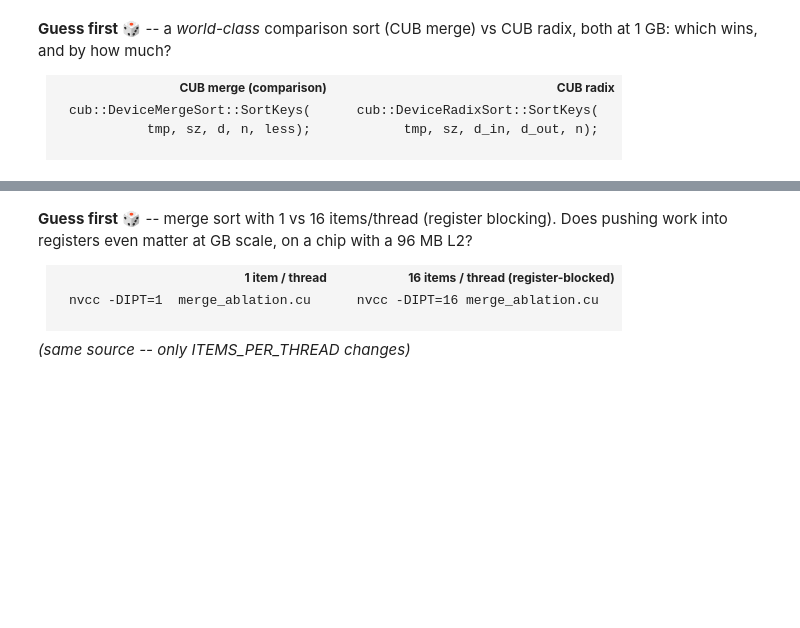
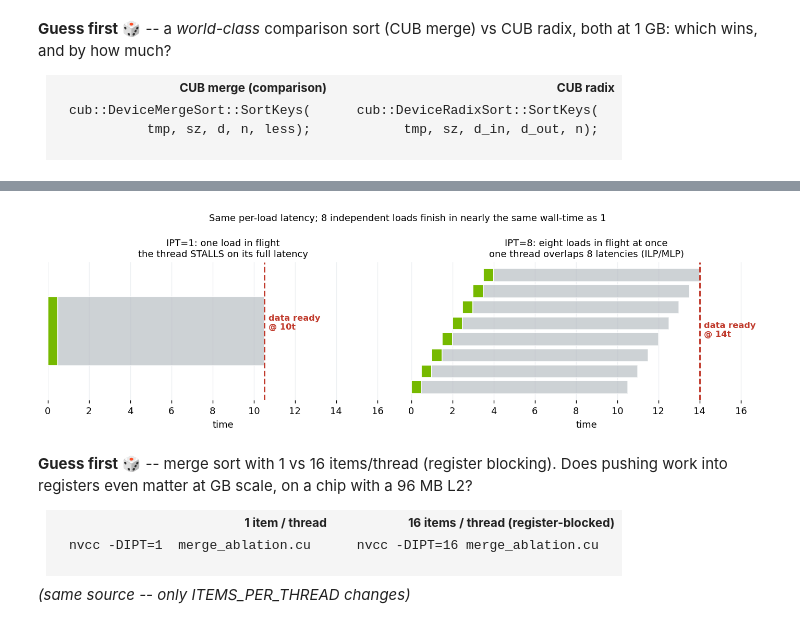
Before and after one commit to StarGazerM/gpu-cost-model-course, a Jupyter notebook: course.ipynb, the cells around one changed output, grey strips where cells are left out. Saved outputs shown, nothing was run; the diff lists cells and outputs as text; code cells hidden in the pictures; blank space fills up the shorter version.

```diff
--- a/course.ipynb
+++ b/course.ipynb
@@ -367,3 +442,25 @@ __device__ void net_sort(int (&a)[IPT]) {
+# %%
+# picture it: 1 load in flight (latency fully exposed) vs IPT loads in flight (overlapped).
+# each row is one in-flight load: short green = issue, long grey = memory latency.
+LAT, ISS = 10.0, 0.5
+fig, (a1, a2) = plt.subplots(1, 2, figsize=(11, 3.4))
+for ax, n, title in [(a1, 1, "IPT=1: one load in flight\nthe thread STALLS on its full latency"),
+                     (a2, 8, "IPT=8: eight loads in flight at once\none thread overlaps 8 latencies (ILP/MLP)")]:
+    finish = 0
+    for k in range(n):
+        t0 = k * ISS                                   # back-to-back issue
+        ax.add_patch(plt.Rectangle((t0, k), ISS, 0.8, facecolor=GPU, edgecolor="white"))
+        ax.add_patch(plt.Rectangle((t0 + ISS, k), LAT, 0.8, facecolor=CEIL, edgecolor="white", alpha=0.7))
+        finish = max(finish, t0 + ISS + LAT)
+    ax.axvline(finish, ls="--", color=MERGE, lw=1.6)
+    ax.text(finish + 0.2, n / 2, f"data ready\n@ {finish:.0f}t", va="center", fontsize=9, color=MERGE, fontweight="bold")
+    ax.set_xlim(0, 17); ax.set_ylim(-0.4, max(n, 1) + 0.2); ax.set_yticks([])
+    ax.set_title(title, fontsize=10); ax.set_xlabel("time")
+    for s in ax.spines.values(): s.set_visible(False)
+fig.suptitle("Same per-load latency; 8 independent loads finish in nearly the same wall-time as 1", fontsize=10)
+plt.tight_layout(); plt.show()
+# %% [output]
+[figure, added]
 # %% [markdown]
 **Guess first** 🎲 -- merge sort with 1 vs 16 items/thread (register blocking). Does pushing work into registers even matter at GB scale, on a chip with a 96 MB L2?
 
```
Also changed, not shown: parts of 24 cells of this notebook, 4 other files.
